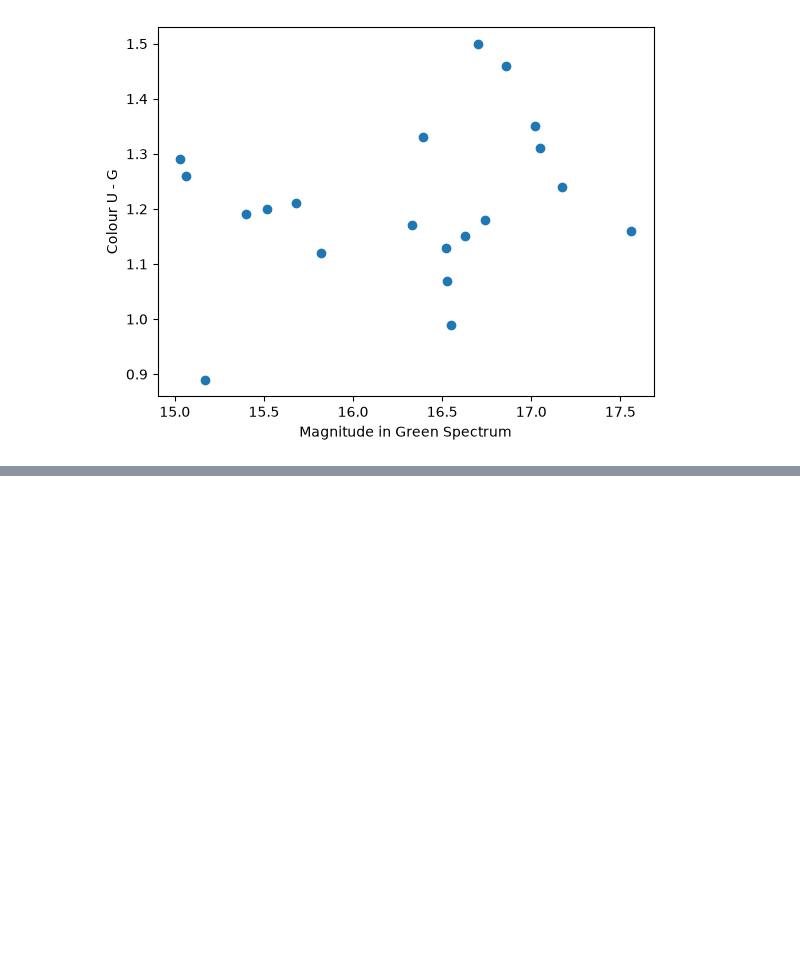
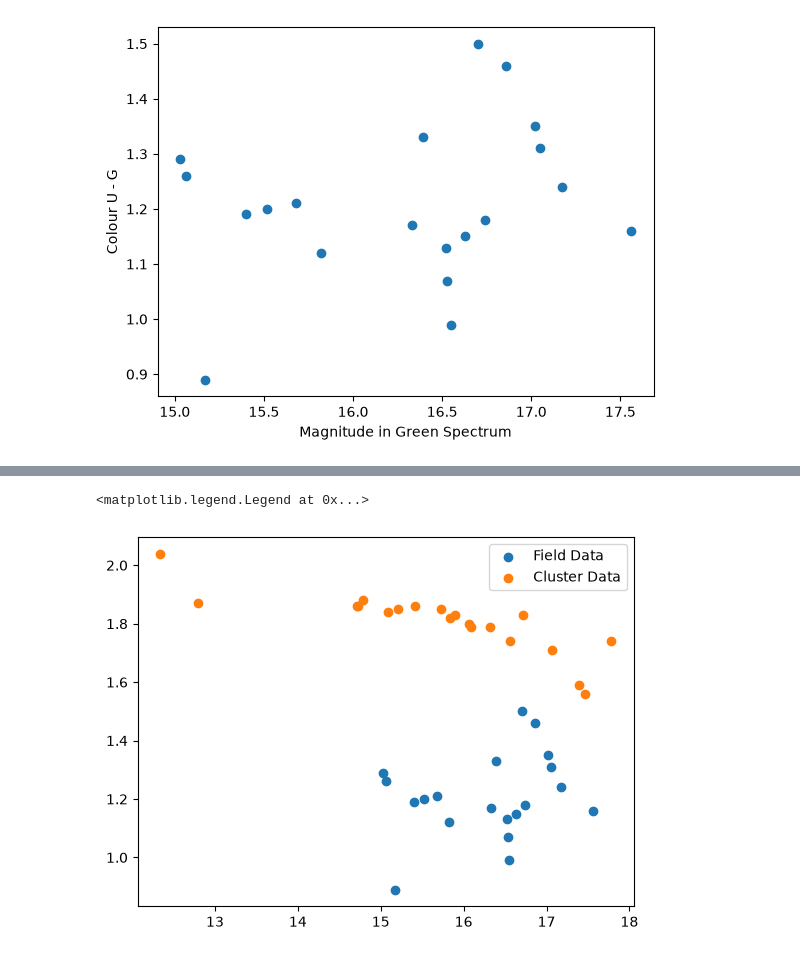
Before and after one commit to MasterYooda1/LabWk6-9, a Jupyter notebook: Untitled.ipynb, the cells around one changed output, grey strips where cells are left out. Cells and saved outputs as stored; diff of their text form; code cells hidden in the pictures; blank space fills up the shorter version.

```diff
--- a/Untitled.ipynb
+++ b/Untitled.ipynb
@@ -65,0 +89,13 @@ plt.scatter(g_mag, u_mag - g_mag)
+# %%
+galaxycluster_path = "./gal_data/galaxycluster.dat"
+galaxycluster_dat = np.genfromtxt(galaxycluster_path, delimiter=",", autostrip=True, dtype=None, skip_header=1, names=['Galaxy','R.A.','Dec.','u_mag','g_mag','r_mag','i_mag','StellarMass', 'SFR'])
+
+fg_mag = galaxycluster_dat["g_mag"]
+fu_mag = galaxycluster_dat["u_mag"]
+
+plt.scatter(g_mag, u_mag - g_mag, label='Field Data')
+plt.scatter(fg_mag, fu_mag - fg_mag, label='Cluster Data')
+plt.legend()
+# %% [output]
+<matplotlib.legend.Legend at 0x...>
+[figure, added]
```
Also changed, not shown: parts of 3 cells of this notebook.
